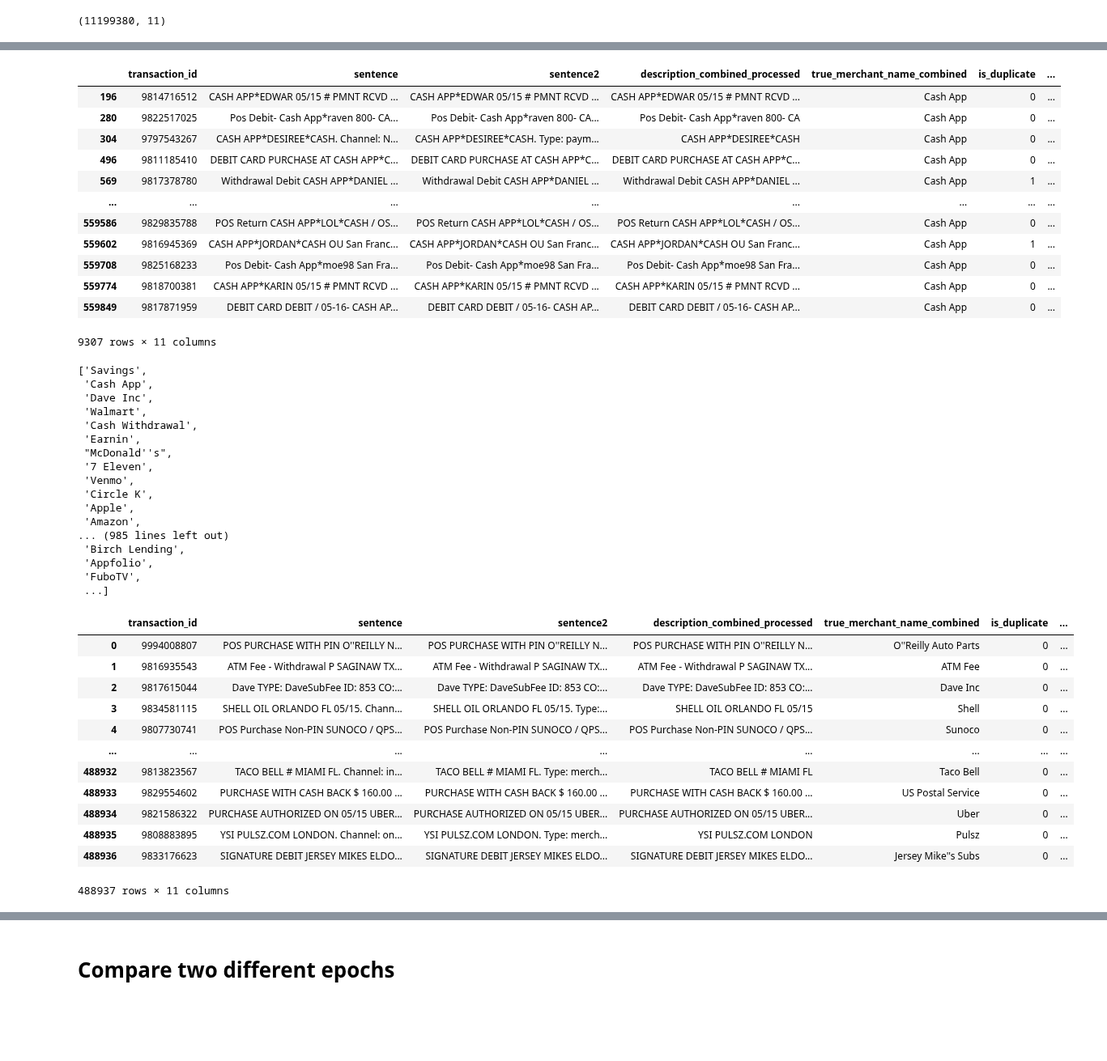
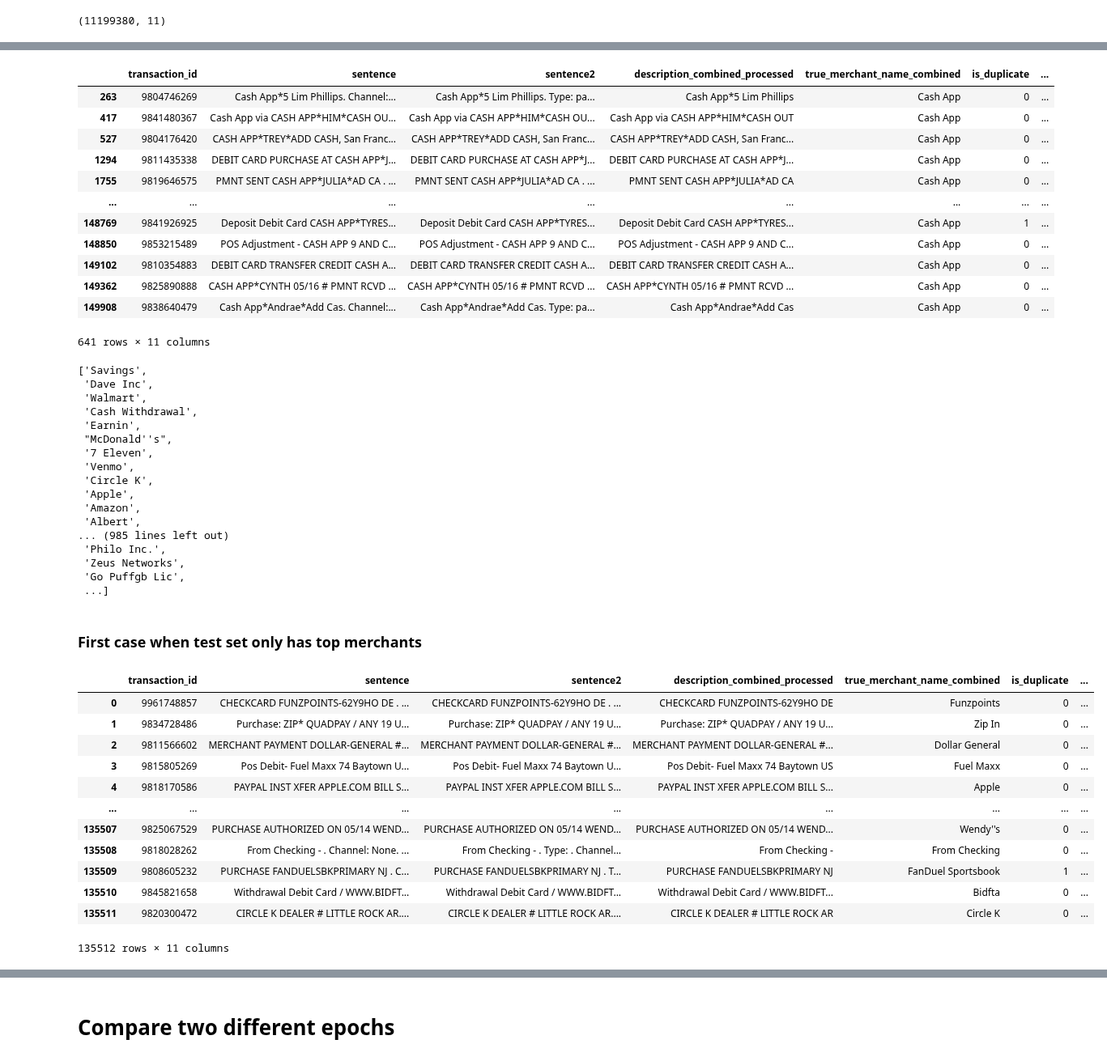
Before and after one commit to claracaste/exploration, a Jupyter notebook: MERCHANTS/Biencoder_checkpoint_evaluations.ipynb, the cells around one changed output, grey strips where cells are left out. Shown at 81% size. Cells and saved outputs as stored; diff of their text form; code cells hidden in the pictures; blank space fills up the shorter version.

```diff
--- a/MERCHANTS/Biencoder_checkpoint_evaluations.ipynb
+++ b/MERCHANTS/Biencoder_checkpoint_evaluations.ipynb
@@ -157,6 +217,11 @@ result
 df_data_raw['original_merchant_name_combined'] = df_data_raw['original_merchant_name_combined'].apply(lambda x: re.sub(pattern, "Cash App", x) )
 df_data_raw['true_merchant_name_combined'] = df_data_raw['true_merchant_name_combined'].apply(lambda x: re.sub(pattern, "Cash App", x))
 df_data_raw['merchant_name_combined'] = df_data_raw['merchant_name_combined'].apply(lambda x: re.sub(pattern, "Cash App", x) )
+# %%
+d1 = df_data_raw[df_data_raw['original_merchant_name_combined'] == 'Cash App'][:]
+d2 = df_data_raw[df_data_raw['original_merchant_name_combined'] != 'Cash App'][:]
+df_data_raw = pd.concat([d1.sample(50000, random_state = 1), d2], axis=0)
+df_data_raw = df_data_raw.sample(3000000, random_state =1)
 # %%
 df_ , df_test, y_, y_test = train_test_split(df_data_raw, df_data_raw['true_label'], test_size = 0.05, random_state=1)
 df_train, df_val, y_train, y_val = train_test_split(df_, df_['true_label'], test_size = 0.05, random_state=1)
@@ -179,18 +244,18 @@ df_train.head()
 df_test[df_test['original_merchant_name_combined'] == 'Cash App']
 # %% [output]
 |  | transaction_id | sentence | sentence2 | description_combined_processed | true_merchant_name_combined | is_duplicate | ... |
-| 196 | 9814716512 | CASH APP*EDWAR 05/15 # PMNT RCVD ... | CASH APP*EDWAR 05/15 # PMNT RCVD ... | CASH APP*EDWAR 05/15 # PMNT RCVD ... | Cash App | 0 | ... |
-| 280 | 9822517025 | Pos Debit- Cash App*raven 800- CA... | Pos Debit- Cash App*raven 800- CA... | Pos Debit- Cash App*raven 800- CA | Cash App | 0 | ... |
-| 304 | 9797543267 | CASH APP*DESIREE*CASH. Channel: N... | CASH APP*DESIREE*CASH. Type: paym... | CASH APP*DESIREE*CASH | Cash App | 0 | ... |
-| 496 | 9811185410 | DEBIT CARD PURCHASE AT CASH APP*C... | DEBIT CARD PURCHASE AT CASH APP*C... | DEBIT CARD PURCHASE AT CASH APP*C... | Cash App | 0 | ... |
-| 569 | 9817378780 | Withdrawal Debit CASH APP*DANIEL ... | Withdrawal Debit CASH APP*DANIEL ... | Withdrawal Debit CASH APP*DANIEL ... | Cash App | 1 | ... |
+| 263 | 9804746269 | Cash App*5 Lim Phillips. Channel:... | Cash App*5 Lim Phillips. Type: pa... | Cash App*5 Lim Phillips | Cash App | 0 | ... |
+| 417 | 9841480367 | Cash App via CASH APP*HIM*CASH OU... | Cash App via CASH APP*HIM*CASH OU... | Cash App via CASH APP*HIM*CASH OUT | Cash App | 0 | ... |
+| 527 | 9804176420 | CASH APP*TREY*ADD CASH, San Franc... | CASH APP*TREY*ADD CASH, San Franc... | CASH APP*TREY*ADD CASH, San Franc... | Cash App | 0 | ... |
+| 1294 | 9811435338 | DEBIT CARD PURCHASE AT CASH APP*J... | DEBIT CARD PURCHASE AT CASH APP*J... | DEBIT CARD PURCHASE AT CASH APP*J... | Cash App | 0 | ... |
+| 1755 | 9819646575 | PMNT SENT CASH APP*JULIA*AD CA . ... | PMNT SENT CASH APP*JULIA*AD CA . ... | PMNT SENT CASH APP*JULIA*AD CA | Cash App | 0 | ... |
 | ... | ... | ... | ... | ... | ... | ... | ... |
-| 559586 | 9829835788 | POS Return CASH APP*LOL*CASH / OS... | POS Return CASH APP*LOL*CASH / OS... | POS Return CASH APP*LOL*CASH / OS... | Cash App | 0 | ... |
-| 559602 | 9816945369 | CASH APP*JORDAN*CASH OU San Franc... | CASH APP*JORDAN*CASH OU San Franc... | CASH APP*JORDAN*CASH OU San Franc... | Cash App | 1 | ... |
-| 559708 | 9825168233 | Pos Debit- Cash App*moe98 San Fra... | Pos Debit- Cash App*moe98 San Fra... | Pos Debit- Cash App*moe98 San Fra... | Cash App | 0 | ... |
-| 559774 | 9818700381 | CASH APP*KARIN 05/15 # PMNT RCVD ... | CASH APP*KARIN 05/15 # PMNT RCVD ... | CASH APP*KARIN 05/15 # PMNT RCVD ... | Cash App | 0 | ... |
-| 559849 | 9817871959 | DEBIT CARD DEBIT / 05-16- CASH AP... | DEBIT CARD DEBIT / 05-16- CASH AP... | DEBIT CARD DEBIT / 05-16- CASH AP... | Cash App | 0 | ... |
+| 148769 | 9841926925 | Deposit Debit Card CASH APP*TYRES... | Deposit Debit Card CASH APP*TYRES... | Deposit Debit Card CASH APP*TYRES... | Cash App | 1 | ... |
+| 148850 | 9853215489 | POS Adjustment - CASH APP 9 AND C... | POS Adjustment - CASH APP 9 AND C... | POS Adjustment - CASH APP 9 AND C... | Cash App | 0 | ... |
+| 149102 | 9810354883 | DEBIT CARD TRANSFER CREDIT CASH A... | DEBIT CARD TRANSFER CREDIT CASH A... | DEBIT CARD TRANSFER CREDIT CASH A... | Cash App | 0 | ... |
+| 149362 | 9825890888 | CASH APP*CYNTH 05/16 # PMNT RCVD ... | CASH APP*CYNTH 05/16 # PMNT RCVD ... | CASH APP*CYNTH 05/16 # PMNT RCVD ... | Cash App | 0 | ... |
+| 149908 | 9838640479 | Cash App*Andrae*Add Cas. Channel:... | Cash App*Andrae*Add Cas. Type: pa... | Cash App*Andrae*Add Cas | Cash App | 0 | ... |
-9307 rows × 11 columns
+641 rows × 11 columns
 # %%
 df_merchants_counts = df_train['original_merchant_name_combined'].value_counts().to_frame()
 df_merchants_counts.reset_index(drop=False, inplace=True)
@@ -198,7 +263,6 @@ top_merchants  = df_merchants_counts[0:2000]['original_merchant_name_combined'].
 top_merchants
 # %% [output]
 ['Savings',
- 'Cash App',
  'Dave Inc',
  'Walmart',
  'Cash Withdrawal',
@@ -209,27 +273,30 @@ top_merchants
  'Circle K',
  'Apple',
  'Amazon',
+ 'Albert',
 ... (985 lines left out)
- 'Birch Lending',
- 'Appfolio',
- 'FuboTV',
+ 'Philo Inc.',
+ 'Zeus Networks',
+ 'Go Puffgb Lic',
  ...]
+# %% [markdown]
+### First case when test set only has top merchants
 # %%
 df_test_all = df_test.copy(deep=True)
-df_test = df_test[df_test['true_merchant_name_combined'].isin(top_merchants)][:]
+df_test = df_test_all[df_test_all['original_merchant_name_combined'].isin(top_merchants)][:]
 df_test.reset_index(drop=True, inplace=True)
 df_test
 # %% [output]
 |  | transaction_id | sentence | sentence2 | description_combined_processed | true_merchant_name_combined | is_duplicate | ... |
-| 0 | 9994008807 | POS PURCHASE WITH PIN O''REILLY N... | POS PURCHASE WITH PIN O''REILLY N... | POS PURCHASE WITH PIN O''REILLY N... | O''Reilly Auto Parts | 0 | ... |
-| 1 | 9816935543 | ATM Fee - Withdrawal P SAGINAW TX... | ATM Fee - Withdrawal P SAGINAW TX... | ATM Fee - Withdrawal P SAGINAW TX... | ATM Fee | 0 | ... |
-| 2 | 9817615044 | Dave TYPE: DaveSubFee ID: 853 CO:... | Dave TYPE: DaveSubFee ID: 853 CO:... | Dave TYPE: DaveSubFee ID: 853 CO:... | Dave Inc | 0 | ... |
-| 3 | 9834581115 | SHELL OIL ORLANDO FL 05/15. Chann... | SHELL OIL ORLANDO FL 05/15. Type:... | SHELL OIL ORLANDO FL 05/15 | Shell | 0 | ... |
-| 4 | 9807730741 | POS Purchase Non-PIN SUNOCO / QPS... | POS Purchase Non-PIN SUNOCO / QPS... | POS Purchase Non-PIN SUNOCO / QPS... | Sunoco | 0 | ... |
+| 0 | 9961748857 | CHECKCARD FUNZPOINTS-62Y9HO DE . ... | CHECKCARD FUNZPOINTS-62Y9HO DE . ... | CHECKCARD FUNZPOINTS-62Y9HO DE | Funzpoints | 0 | ... |
+| 1 | 9834728486 | Purchase: ZIP* QUADPAY / ANY 19 U... | Purchase: ZIP* QUADPAY / ANY 19 U... | Purchase: ZIP* QUADPAY / ANY 19 U... | Zip In | 0 | ... |
+| 2 | 9811566602 | MERCHANT PAYMENT DOLLAR-GENERAL #... | MERCHANT PAYMENT DOLLAR-GENERAL #... | MERCHANT PAYMENT DOLLAR-GENERAL #... | Dollar General | 0 | ... |
+| 3 | 9815805269 | Pos Debit- Fuel Maxx 74 Baytown U... | Pos Debit- Fuel Maxx 74 Baytown U... | Pos Debit- Fuel Maxx 74 Baytown US | Fuel Maxx | 0 | ... |
+| 4 | 9818170586 | PAYPAL INST XFER APPLE.COM BILL S... | PAYPAL INST XFER APPLE.COM BILL S... | PAYPAL INST XFER APPLE.COM BILL S... | Apple | 0 | ... |
 | ... | ... | ... | ... | ... | ... | ... | ... |
-| 488932 | 9813823567 | TACO BELL # MIAMI FL. Channel: in... | TACO BELL # MIAMI FL. Type: merch... | TACO BELL # MIAMI FL | Taco Bell | 0 | ... |
-| 488933 | 9829554602 | PURCHASE WITH CASH BACK $ 160.00 ... | PURCHASE WITH CASH BACK $ 160.00 ... | PURCHASE WITH CASH BACK $ 160.00 ... | US Postal Service | 0 | ... |
-| 488934 | 9821586322 | PURCHASE AUTHORIZED ON 05/15 UBER... | PURCHASE AUTHORIZED ON 05/15 UBER... | PURCHASE AUTHORIZED ON 05/15 UBER... | Uber | 0 | ... |
-| 488935 | 9808883895 | YSI PULSZ.COM LONDON. Channel: on... | YSI PULSZ.COM LONDON. Type: merch... | YSI PULSZ.COM LONDON | Pulsz | 0 | ... |
-| 488936 | 9833176623 | SIGNATURE DEBIT JERSEY MIKES ELDO... | SIGNATURE DEBIT JERSEY MIKES ELDO... | SIGNATURE DEBIT JERSEY MIKES ELDO... | Jersey Mike''s Subs | 0 | ... |
+| 135507 | 9825067529 | PURCHASE AUTHORIZED ON 05/14 WEND... | PURCHASE AUTHORIZED ON 05/14 WEND... | PURCHASE AUTHORIZED ON 05/14 WEND... | Wendy''s | 0 | ... |
+| 135508 | 9818028262 | From Checking - . Channel: None. ... | From Checking - . Type: . Channel... | From Checking - | From Checking | 0 | ... |
+| 135509 | 9808605232 | PURCHASE FANDUELSBKPRIMARY NJ . C... | PURCHASE FANDUELSBKPRIMARY NJ . T... | PURCHASE FANDUELSBKPRIMARY NJ | FanDuel Sportsbook | 1 | ... |
+| 135510 | 9845821658 | Withdrawal Debit Card / WWW.BIDFT... | Withdrawal Debit Card / WWW.BIDFT... | Withdrawal Debit Card / WWW.BIDFT... | Bidfta | 0 | ... |
+| 135511 | 9820300472 | CIRCLE K DEALER # LITTLE ROCK AR.... | CIRCLE K DEALER # LITTLE ROCK AR.... | CIRCLE K DEALER # LITTLE ROCK AR | Circle K | 0 | ... |
-488937 rows × 11 columns
+135512 rows × 11 columns
```
Also changed, not shown: parts of 55 cells of this notebook, 4 other files.
